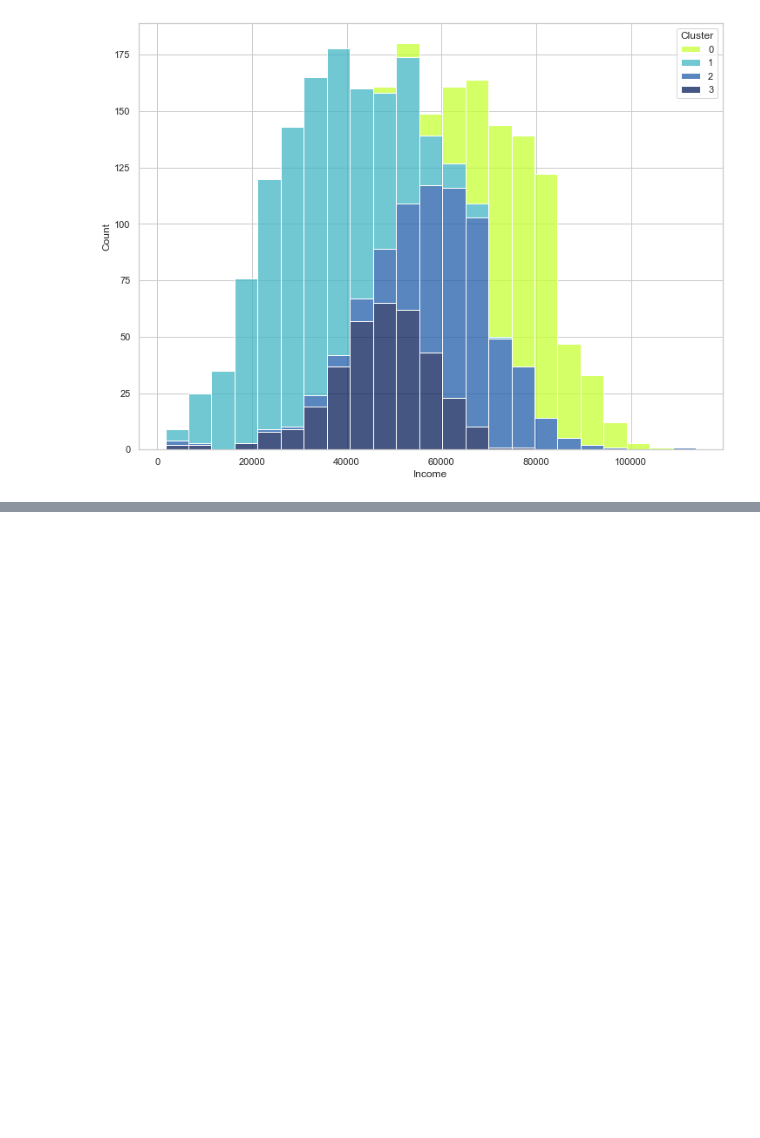
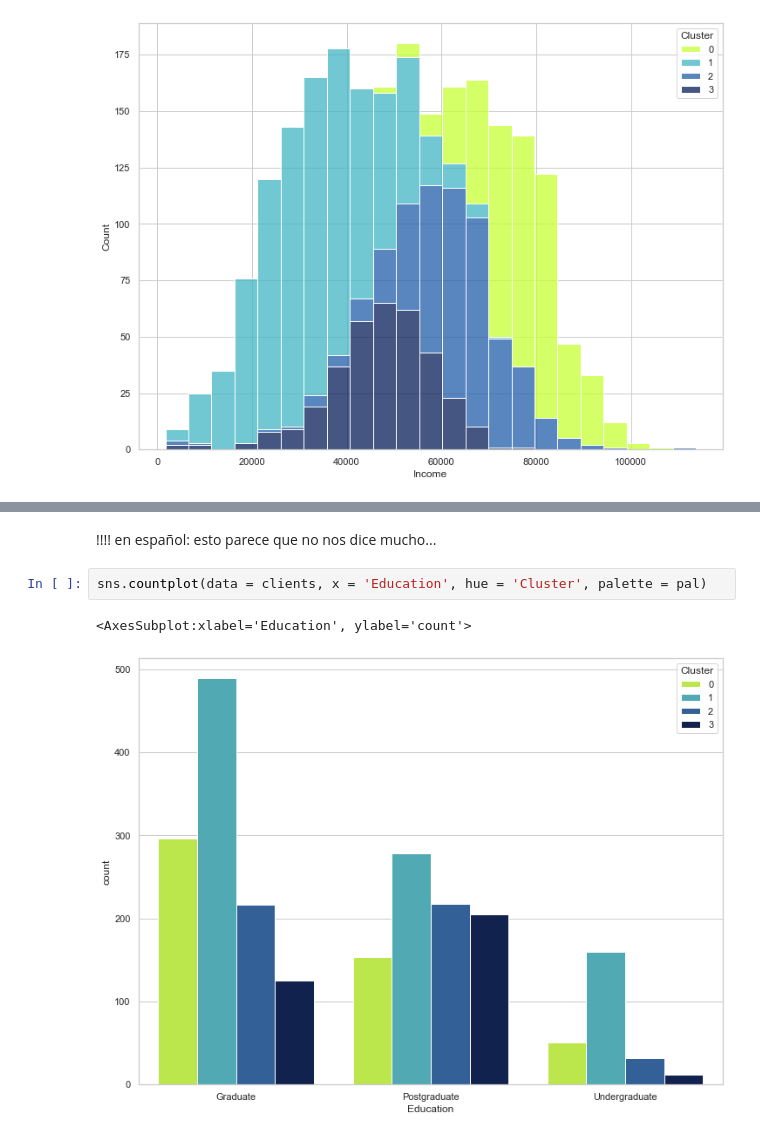
Before and after one commit to mariaperezdeayalas/Customer-Segmentation-Final-Project-, a Jupyter notebook: Notebooks/3. Clustering - KMeans.ipynb, the cells around one changed output, grey strips where cells are left out. Saved outputs shown, nothing was run; the diff lists cells and outputs as text; blank space fills up the shorter version.

```diff
--- a/Notebooks/3. Clustering - KMeans.ipynb
+++ b/Notebooks/3. Clustering - KMeans.ipynb
@@ -140,0 +146,7 @@ sns.histplot(data = clients.loc[clients['Income'] < 120000], x = "Income", hue =
+# %% [markdown]
+!!!! en español: esto parece que no nos dice mucho...
+# %%
+sns.countplot(data = clients, x = 'Education', hue = 'Cluster', palette = pal)
+# %% [output]
+<AxesSubplot:xlabel='Education', ylabel='count'>
+[figure, added]
```
Also changed, not shown: parts of 7 cells of this notebook.
